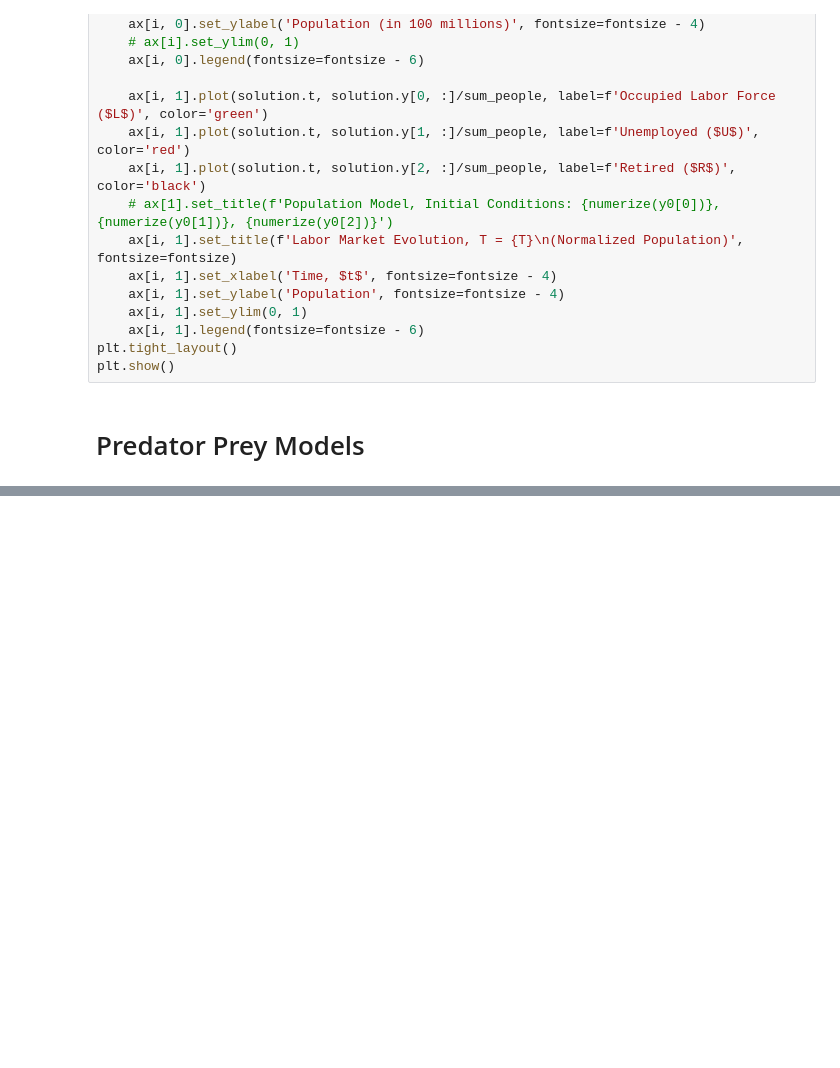
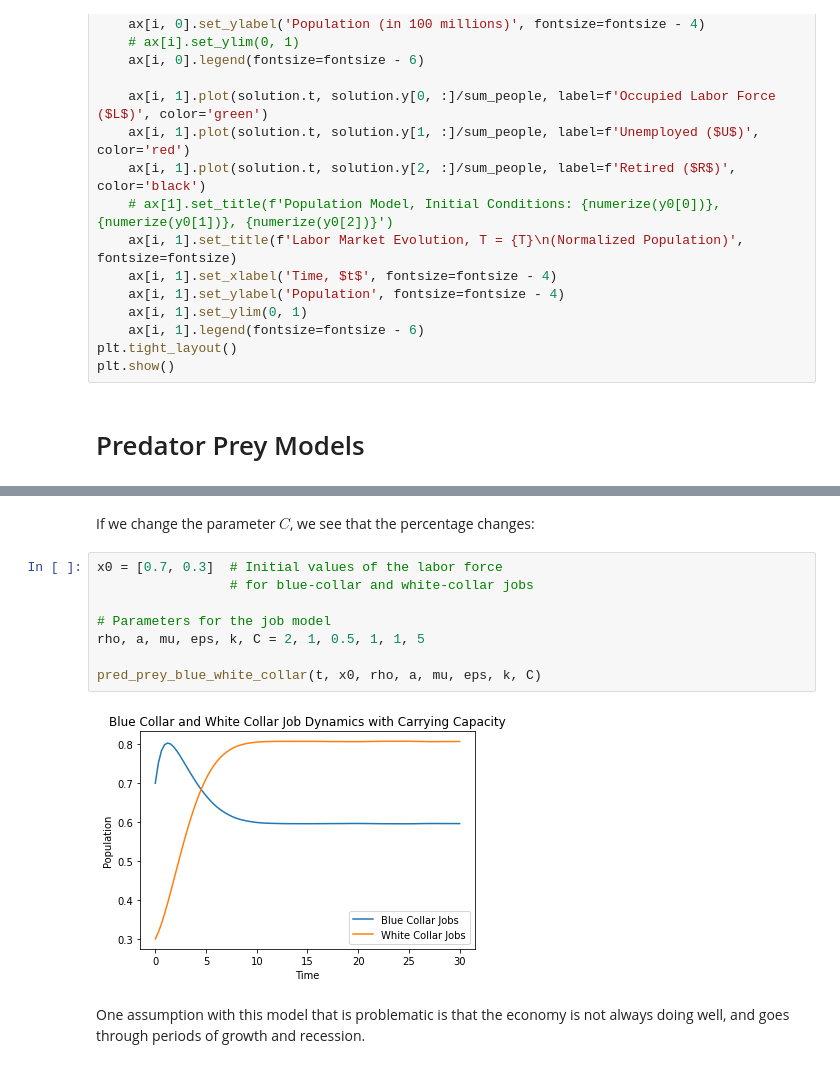
Before and after one commit to dylanskinner65/LaborEconomyDynamics, a Jupyter notebook: diff_eq_build.ipynb, the cells around one changed output, grey strips where cells are left out. Drawn from its saved outputs; the diff is of its cells as text; blank space fills up the shorter version.

```diff
--- a/diff_eq_build.ipynb
+++ b/diff_eq_build.ipynb
@@ -339,0 +391,14 @@ plt.show()
+# %% [markdown]
+If we change the parameter $C$, we see that the percentage changes:
+# %%
+x0 = [0.7, 0.3]  # Initial values of the labor force
+                 # for blue-collar and white-collar jobs
+
+# Parameters for the job model
+rho, a, mu, eps, k, C = 2, 1, 0.5, 1, 1, 5
+
+pred_prey_blue_white_collar(t, x0, rho, a, mu, eps, k, C)
+# %% [output]
+[figure, added]
+# %% [markdown]
+One assumption with this model that is problematic is that the economy is not always doing well, and goes through periods of growth and recession.
```
Also changed, not shown: parts of 6 cells of this notebook.
